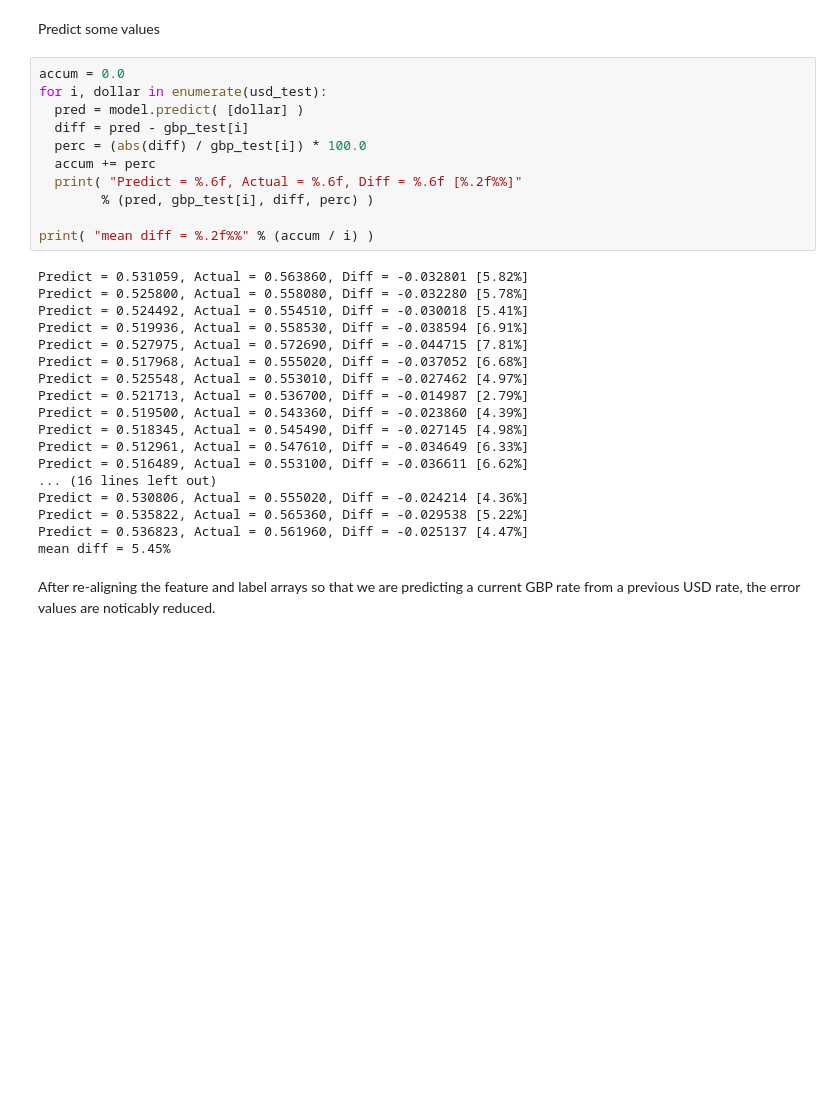
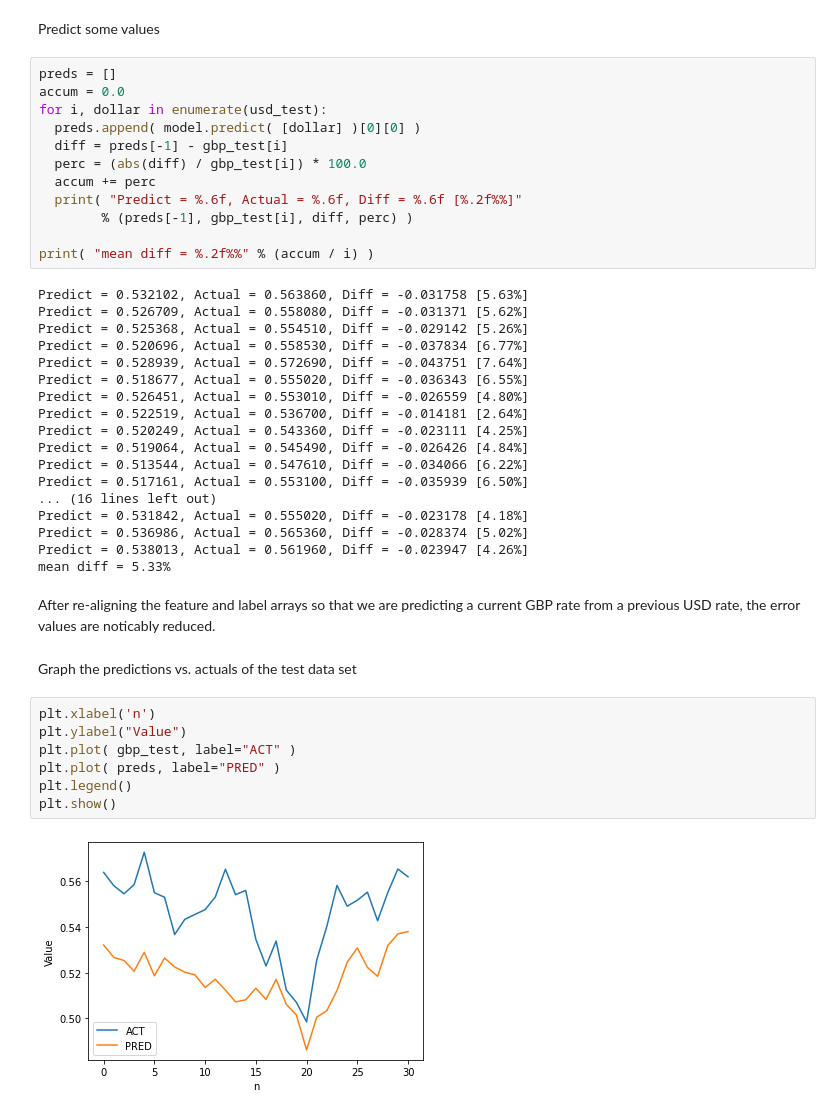
Before and after one commit to glend21/ML-experiments, a Jupyter notebook: currencies01.ipynb, the cells around one changed output. Drawn from its saved outputs; the diff is of its cells as text; blank space fills up the shorter version.

Commit message:
Added plot of actual vs predicted

```diff
--- a/currencies01.ipynb
+++ b/currencies01.ipynb
@@ -326,33 +326,45 @@ Finished training the model
 # %% [markdown]
 Predict some values
 # %%
+preds = []
 accum = 0.0
 for i, dollar in enumerate(usd_test):
-  pred = model.predict( [dollar] )
-  diff = pred - gbp_test[i]
+  preds.append( model.predict( [dollar] )[0][0] )
+  diff = preds[-1] - gbp_test[i]
   perc = (abs(diff) / gbp_test[i]) * 100.0
   accum += perc
   print( "Predict = %.6f, Actual = %.6f, Diff = %.6f [%.2f%%]"
-        % (pred, gbp_test[i], diff, perc) )
+        % (preds[-1], gbp_test[i], diff, perc) )
 
 print( "mean diff = %.2f%%" % (accum / i) )
 # %% [output]
-Predict = 0.531059, Actual = 0.563860, Diff = -0.032801 [5.82%]
-Predict = 0.525800, Actual = 0.558080, Diff = -0.032280 [5.78%]
-Predict = 0.524492, Actual = 0.554510, Diff = -0.030018 [5.41%]
-Predict = 0.519936, Actual = 0.558530, Diff = -0.038594 [6.91%]
-Predict = 0.527975, Actual = 0.572690, Diff = -0.044715 [7.81%]
-Predict = 0.517968, Actual = 0.555020, Diff = -0.037052 [6.68%]
-Predict = 0.525548, Actual = 0.553010, Diff = -0.027462 [4.97%]
-Predict = 0.521713, Actual = 0.536700, Diff = -0.014987 [2.79%]
-Predict = 0.519500, Actual = 0.543360, Diff = -0.023860 [4.39%]
-Predict = 0.518345, Actual = 0.545490, Diff = -0.027145 [4.98%]
-Predict = 0.512961, Actual = 0.547610, Diff = -0.034649 [6.33%]
-Predict = 0.516489, Actual = 0.553100, Diff = -0.036611 [6.62%]
+Predict = 0.532102, Actual = 0.563860, Diff = -0.031758 [5.63%]
+Predict = 0.526709, Actual = 0.558080, Diff = -0.031371 [5.62%]
+Predict = 0.525368, Actual = 0.554510, Diff = -0.029142 [5.26%]
+Predict = 0.520696, Actual = 0.558530, Diff = -0.037834 [6.77%]
+Predict = 0.528939, Actual = 0.572690, Diff = -0.043751 [7.64%]
+Predict = 0.518677, Actual = 0.555020, Diff = -0.036343 [6.55%]
+Predict = 0.526451, Actual = 0.553010, Diff = -0.026559 [4.80%]
+Predict = 0.522519, Actual = 0.536700, Diff = -0.014181 [2.64%]
+Predict = 0.520249, Actual = 0.543360, Diff = -0.023111 [4.25%]
+Predict = 0.519064, Actual = 0.545490, Diff = -0.026426 [4.84%]
+Predict = 0.513544, Actual = 0.547610, Diff = -0.034066 [6.22%]
+Predict = 0.517161, Actual = 0.553100, Diff = -0.035939 [6.50%]
 ... (16 lines left out)
-Predict = 0.530806, Actual = 0.555020, Diff = -0.024214 [4.36%]
-Predict = 0.535822, Actual = 0.565360, Diff = -0.029538 [5.22%]
-Predict = 0.536823, Actual = 0.561960, Diff = -0.025137 [4.47%]
-mean diff = 5.45%
+Predict = 0.531842, Actual = 0.555020, Diff = -0.023178 [4.18%]
+Predict = 0.536986, Actual = 0.565360, Diff = -0.028374 [5.02%]
+Predict = 0.538013, Actual = 0.561960, Diff = -0.023947 [4.26%]
+mean diff = 5.33%
 # %% [markdown]
 After re-aligning the feature and label arrays so that we are predicting a current GBP rate from a previous USD rate, the error values are noticably reduced.
+# %% [markdown]
+Graph the predictions vs. actuals of the test data set
+# %%
+plt.xlabel('n')
+plt.ylabel("Value")
+plt.plot( gbp_test, label="ACT" )
+plt.plot( preds, label="PRED" )
+plt.legend()
+plt.show()
+# %% [output]
+[figure, added]
```
Also changed, not shown: parts of 1 cell of this notebook.
